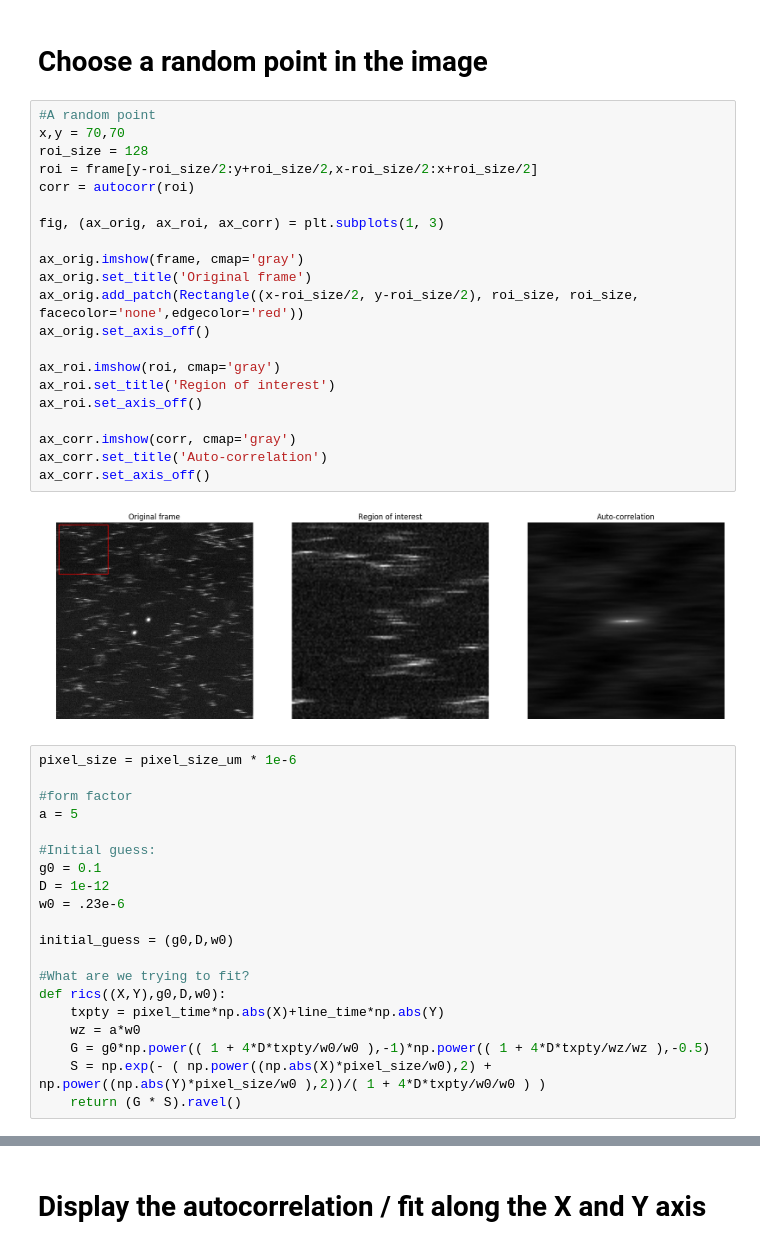
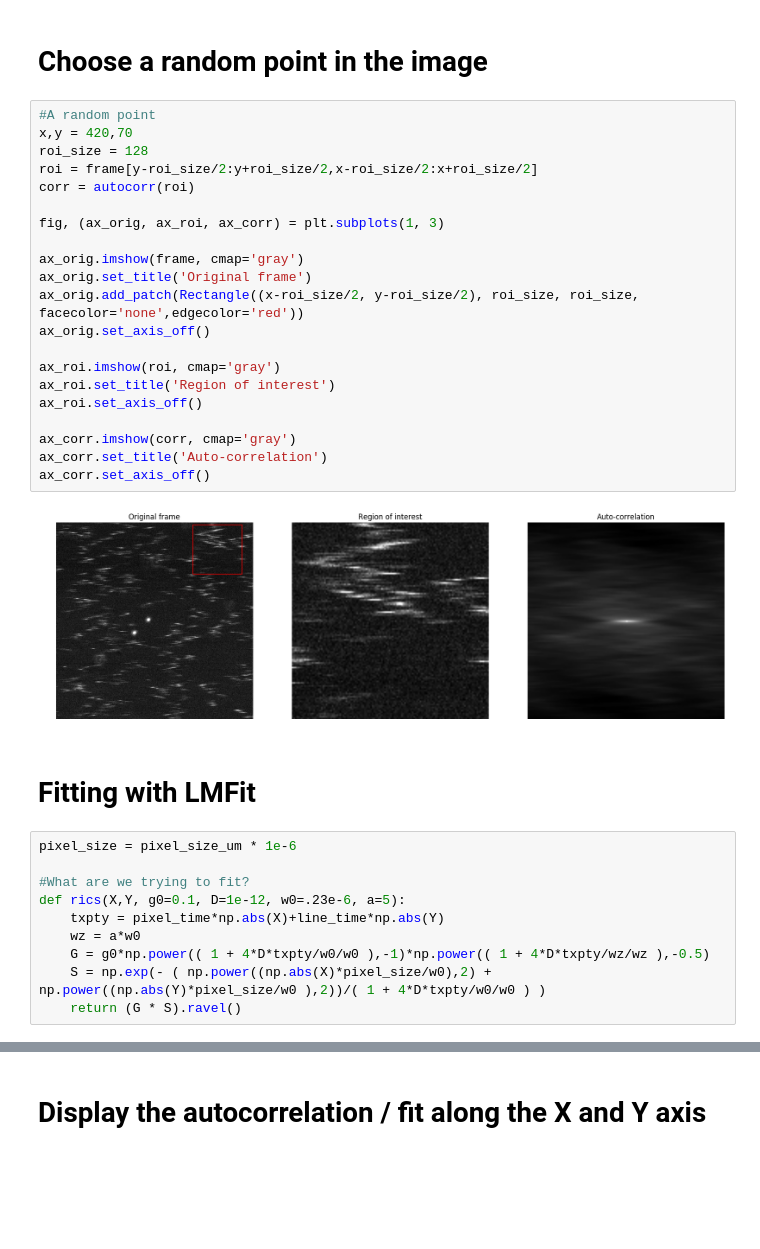
Before and after one commit to zindy/RICS, a Jupyter notebook: RICS_calculation.ipynb, the cells around one changed output, grey strips where cells are left out. Cells and saved outputs as stored; diff of their text form; blank space fills up the shorter version.

```diff
--- a/RICS_calculation.ipynb
+++ b/RICS_calculation.ipynb
@@ -151,42 +165,34 @@ Frame time=5.1600s
 # Choose a random point in the image
 # %%
 #A random point
-x,y = 70,70
+x,y = 420,70
 roi_size = 128
 roi = frame[y-roi_size/2:y+roi_size/2,x-roi_size/2:x+roi_size/2]
 corr = autocorr(roi)
 
 fig, (ax_orig, ax_roi, ax_corr) = plt.subplots(1, 3)
 
 ax_orig.imshow(frame, cmap='gray')
 ax_orig.set_title('Original frame')
 ax_orig.add_patch(Rectangle((x-roi_size/2, y-roi_size/2), roi_size, roi_size, facecolor='none',edgecolor='red'))
 ax_orig.set_axis_off()
 
 ax_roi.imshow(roi, cmap='gray')
 ax_roi.set_title('Region of interest')
 ax_roi.set_axis_off()
 
 ax_corr.imshow(corr, cmap='gray')
 ax_corr.set_title('Auto-correlation')
 ax_corr.set_axis_off()
 # %% [output]
-[figure, old version]
+[figure, new version]
+# %% [markdown]
+# Fitting with LMFit
 # %%
 pixel_size = pixel_size_um * 1e-6
 
-#form factor
-a = 5
-
-#Initial guess:
-g0 = 0.1
-D = 1e-12
-w0 = .23e-6
-
-initial_guess = (g0,D,w0)
-
 #What are we trying to fit?
-def rics((X,Y),g0,D,w0):
+def rics(X,Y, g0=0.1, D=1e-12, w0=.23e-6, a=5):
     txpty = pixel_time*np.abs(X)+line_time*np.abs(Y)
     wz = a*w0
     G = g0*np.power(( 1 + 4*D*txpty/w0/w0 ),-1)*np.power(( 1 + 4*D*txpty/wz/wz ),-0.5)
```
Also changed, not shown: parts of 13 cells of this notebook.
